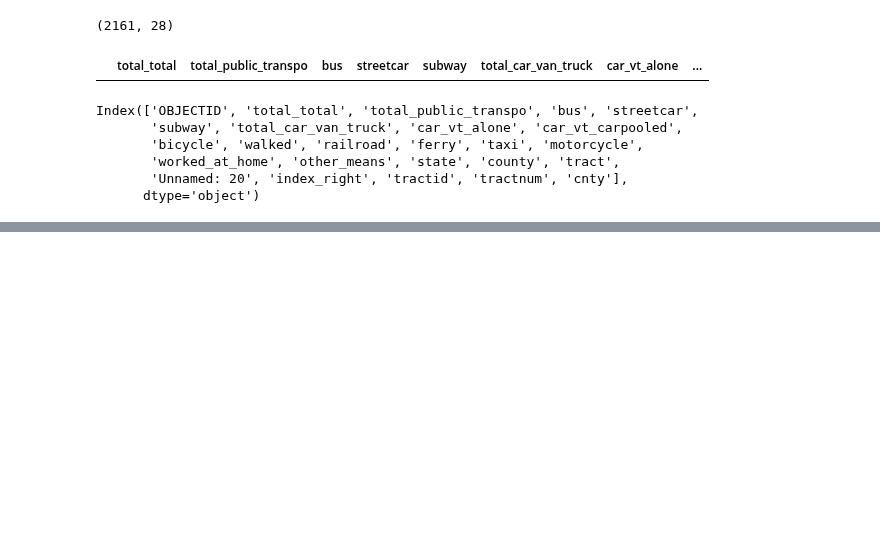
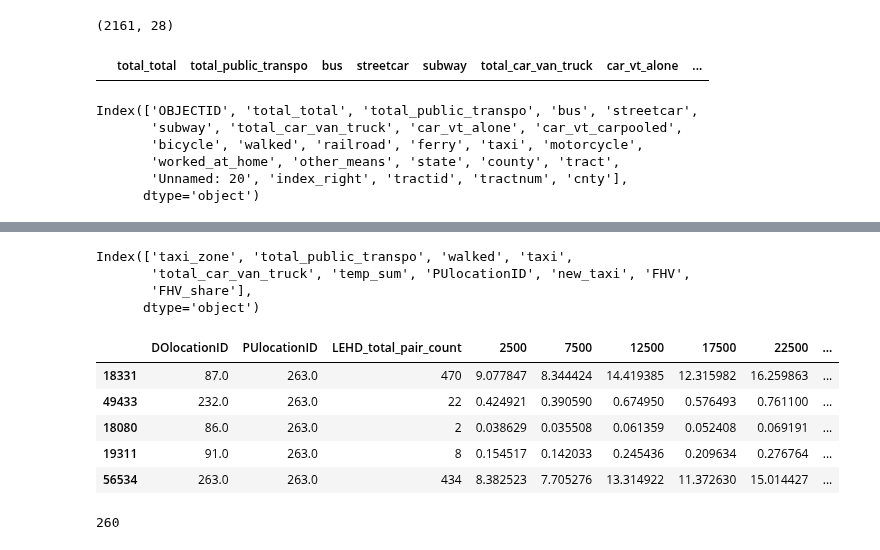
Before and after one commit to Rufei-Sheng/Manhattan-Congestion-Surcharge-Capstone, a Jupyter notebook: data_preparation_notebooks/acs_commute.ipynb, the cells around one changed output, grey strips where cells are left out. Cells and saved outputs as stored; diff of their text form; code cells hidden in the pictures; blank space fills up the shorter version.

```diff
--- a/data_preparation_notebooks/acs_commute.ipynb
+++ b/data_preparation_notebooks/acs_commute.ipynb
@@ -173,0 +320,22 @@ commute_taxi_zone.to_csv('acs_commute_data_by_taxi_zone.csv')
+# %%
+new.columns
+# %% [output]
+Index(['taxi_zone', 'total_public_transpo', 'walked', 'taxi',
+       'total_car_van_truck', 'temp_sum', 'PUlocationID', 'new_taxi', 'FHV',
+       'FHV_share'],
+      dtype='object')
+# %%
+os.chdir('/Users/katharinevoorhees/CAPSTONE/')
+lehd_adjust = pd.read_csv('taxi_zone_wages_raw.csv')
+lehd_adjust.sort_values('PUlocationID').tail()
+# %% [output]
+|  | DOlocationID | PUlocationID | LEHD_total_pair_count | 2500 | 7500 | 12500 | 17500 | 22500 | ... |
+| 18331 | 87.0 | 263.0 | 470 | 9.077847 | 8.344424 | 14.419385 | 12.315982 | 16.259863 | ... |
+| 49433 | 232.0 | 263.0 | 22 | 0.424921 | 0.390590 | 0.674950 | 0.576493 | 0.761100 | ... |
+| 18080 | 86.0 | 263.0 | 2 | 0.038629 | 0.035508 | 0.061359 | 0.052408 | 0.069191 | ... |
+| 19311 | 91.0 | 263.0 | 8 | 0.154517 | 0.142033 | 0.245436 | 0.209634 | 0.276764 | ... |
+| 56534 | 263.0 | 263.0 | 434 | 8.382523 | 7.705276 | 13.314922 | 11.372630 | 15.014427 | ... |
+# %%
+len(lehd_adjust.PUlocationID.unique())
+# %% [output]
+260
```
Also changed, not shown: parts of 34 cells of this notebook, 1 other file.
